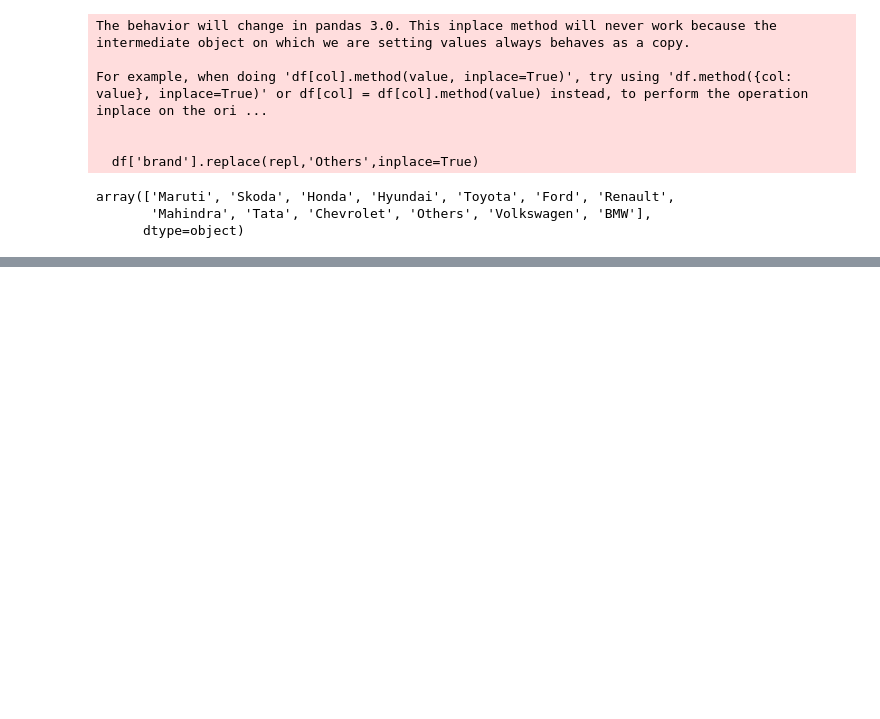
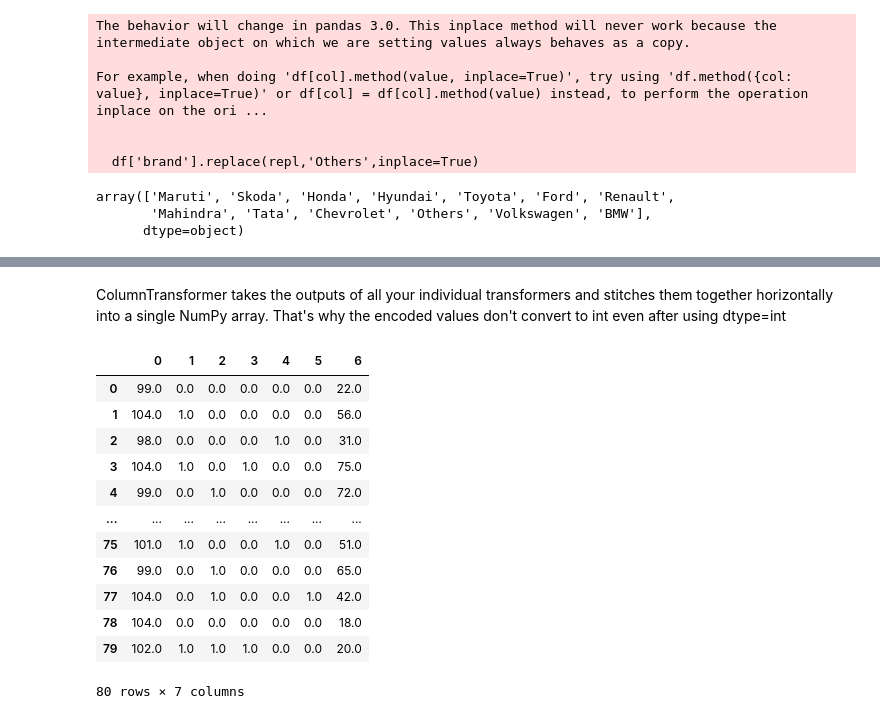
Before and after one commit to anshulkr69/learning-to-make-machine-learn, a Jupyter notebook: 6_handling_categorical_data.ipynb, the cells around one changed output, grey strips where cells are left out. Cells and saved outputs as stored; diff of their text form; code cells hidden in the pictures; blank space fills up the shorter version.

```diff
--- a/6_handling_categorical_data.ipynb
+++ b/6_handling_categorical_data.ipynb
@@ -356,0 +363,2 @@ array(['Maruti', 'Skoda', 'Honda', 'Hyundai', 'Toyota', 'Ford', 'Renault',
+# %%
+df= pd.read_csv('/content/drive/MyDrive/Datasets/cuvid.csv')
@@ -356,0 +403,8 @@ array(['Maruti', 'Skoda', 'Honda', 'Hyundai', 'Toyota', 'Ford', 'Renault',
+# %%
+from sklearn.model_selection import train_test_split
+x_train, x_test, y_train, y_test= train_test_split(df.drop('has_covid',axis=1),df.has_covid, test_size=0.2, random_state=0)
+# %%
+from sklearn.compose import ColumnTransformer
+transformer= ColumnTransformer(transformers=[('tnf1', SimpleImputer(), ['fever']),('tnf2', OrdinalEncoder(categories=[['Mild', 'Strong']], dtype=int), ['cough']),('tnf3',OneHotEncoder(sparse_output=False, drop='first', dtype=int),['gender','city'])],remainder='passthrough')
+# %%
+x_train_new=transformer.fit_transform(x_train)
@@ -356,0 +413,20 @@ array(['Maruti', 'Skoda', 'Honda', 'Hyundai', 'Toyota', 'Ford', 'Renault',
+# %% [markdown]
+ColumnTransformer takes the outputs of all your individual transformers and stitches them together horizontally into a single NumPy array.
+That's why the encoded values don't convert to int even after using dtype=int
+# %%
+x_train_df=pd.DataFrame(x_train_new)
+x_train_df
+# %% [output]
+|  | 0 | 1 | 2 | 3 | 4 | 5 | 6 |
+| 0 | 99.0 | 0.0 | 0.0 | 0.0 | 0.0 | 0.0 | 22.0 |
+| 1 | 104.0 | 1.0 | 0.0 | 0.0 | 0.0 | 0.0 | 56.0 |
+| 2 | 98.0 | 0.0 | 0.0 | 0.0 | 1.0 | 0.0 | 31.0 |
+| 3 | 104.0 | 1.0 | 0.0 | 1.0 | 0.0 | 0.0 | 75.0 |
+| 4 | 99.0 | 0.0 | 1.0 | 0.0 | 0.0 | 0.0 | 72.0 |
+| ... | ... | ... | ... | ... | ... | ... | ... |
+| 75 | 101.0 | 1.0 | 0.0 | 0.0 | 1.0 | 0.0 | 51.0 |
+| 76 | 99.0 | 0.0 | 1.0 | 0.0 | 0.0 | 0.0 | 65.0 |
+| 77 | 104.0 | 0.0 | 1.0 | 0.0 | 0.0 | 1.0 | 42.0 |
+| 78 | 104.0 | 0.0 | 0.0 | 0.0 | 0.0 | 0.0 | 18.0 |
+| 79 | 102.0 | 1.0 | 1.0 | 1.0 | 0.0 | 0.0 | 20.0 |
+80 rows × 7 columns
```
Also changed, not shown: parts of 8 cells of this notebook.
